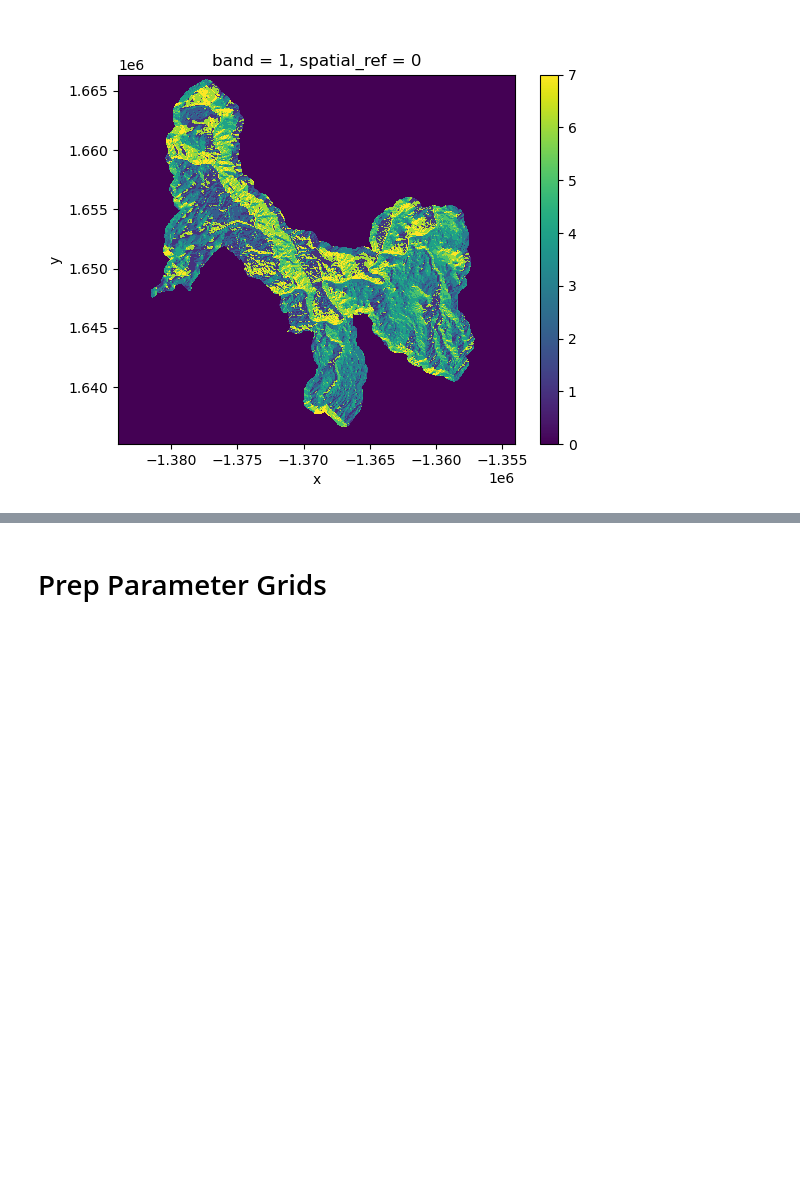
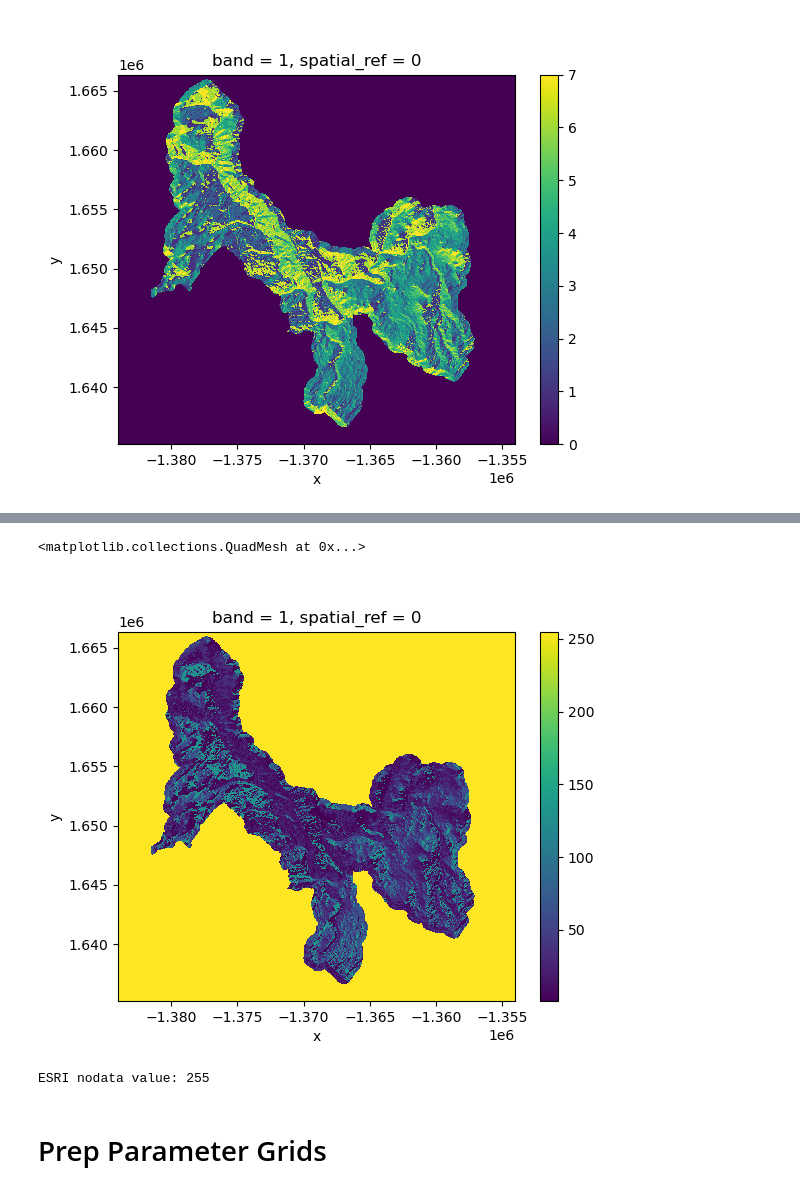
Before and after one commit to usgs/water-fcpg-tools, a Jupyter notebook: examples/v2_fcpgtools_demo.ipynb, the cells around one changed output, grey strips where cells are left out. Saved outputs shown, nothing was run; the diff lists cells and outputs as text; code cells hidden in the pictures; blank space fills up the shorter version.

```diff
--- a/examples/v2_fcpgtools_demo.ipynb
+++ b/examples/v2_fcpgtools_demo.ipynb
@@ -65,10 +65,10 @@ daymet_tif = in_data_dir / Path('validation_daymet_an_P_2017.tif')
 # get upstream basin shapefile path
 us_basin_shp_path = in_data_dir / Path('upstream_wbd.shp')
 # %%
-us_fdr = fcpgtools.utilities.intake_raster(us_fdr_tif)
-ds_fdr = fcpgtools.utilities.intake_raster(ds_fdr_tif)
-landcover = fcpgtools.utilities.intake_raster(landcover_tif)
-daymet_single = fcpgtools.utilities.intake_raster(daymet_tif)
+us_fdr = utilities.intake_raster(us_fdr_tif)
+ds_fdr = utilities.intake_raster(ds_fdr_tif)
+landcover = utilities.intake_raster(landcover_tif)
+daymet_single = utilities.intake_raster(daymet_tif)
 # %% [markdown]
 ### Get the upstrean basin shapefile as a `geopandas.GeoDataFrame`
 # %%
@@ -108,7 +153,7 @@ D8 Formats supported by FCPGtools:
 # %%
 %%time
 # make a taudem FDR
-us_fdr_taudem = fcpgtools.tools.convert_fdr_formats(
+us_fdr_taudem = tools.convert_fdr_formats(
         us_fdr,
         out_format='taudem',
         in_format=None,
@@ -128,7 +177,7 @@ TauDEM format ustream basin FDR
 # %%
 %%time
 # test back-conversion by re-making the esri format FDR
-us_fdr_esri = fcpgtools.tools.convert_fdr_formats(
+us_fdr_esri = tools.convert_fdr_formats(
         us_fdr_taudem,
         out_format='esri',
         in_format=None,
@@ -140,3 +189,13 @@ Wall time: 395 ms
+# %%
+%matplotlib widget
+us_fdr_esri.plot()
+# %% [output]
+<matplotlib.collections.QuadMesh at 0x...>
+[figure, added]
+# %%
+print(f'ESRI nodata value: {us_fdr_esri.rio.nodata}')
+# %% [output]
+ESRI nodata value: 255
 # %% [markdown]
 # Prep Parameter Grids
 # %% [markdown]
```
Also changed, not shown: parts of 37 cells of this notebook, 2 other files.
